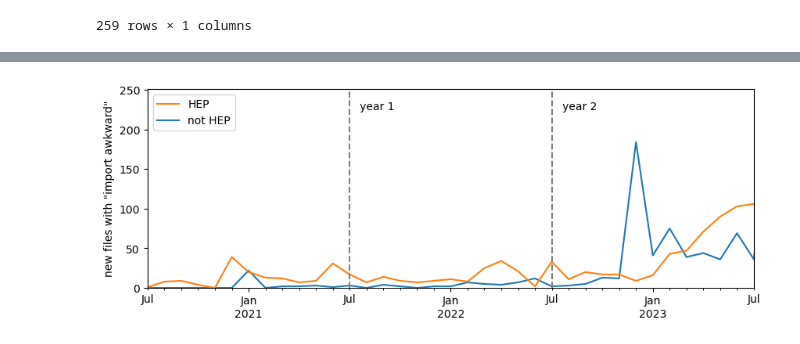
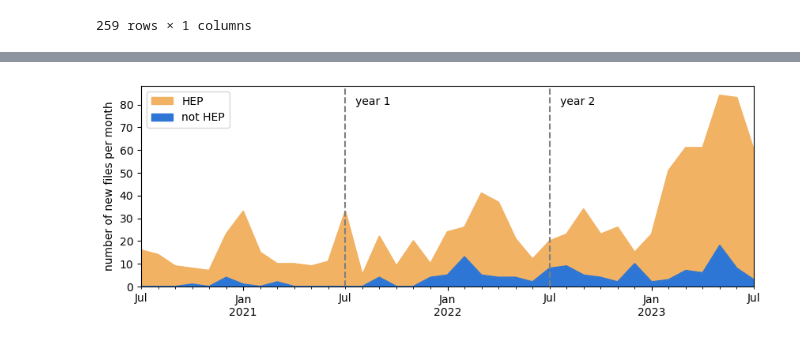
Before and after one commit to jpivarski-talks/2023-08-14-awkward-stats-update, a Jupyter notebook: awkward-mentions.ipynb, the cells around one changed output, grey strips where cells are left out. Saved outputs shown, nothing was run; the diff lists cells and outputs as text; code cells hidden in the pictures.

Commit message:
Now excluding Awkward ecosystem and using FIRST date of file.

```diff
--- a/awkward-mentions.ipynb
+++ b/awkward-mentions.ipynb
@@ -120,21 +120,23 @@ df2
 # %%
 fig, ax = plt.subplots(figsize=(10, 3.3))
 
-df2[~df2["is_fork"]].groupby(["date", "is_HEP"]).count()["is_fork"].unstack(level="is_HEP").fillna(0).resample("M").sum().plot(ax=ax)
+df2[~df2["is_fork"] & (df2["category"] != "AWK")].groupby(["date", "is_HEP"]).count()["is_fork"].unstack(level="is_HEP").fillna(0).resample("M").sum().plot.area(
+    stacked=True, color=["#2d76d6", "#f2b263"], ax=ax
+)
 
 handles, labels = ax.get_legend_handles_labels()
 ax.legend(handles[::-1], ["HEP", "not HEP"], loc="upper left");
 
 ax.set_xlim("2020-07-01", "2023-07-01")
 ax.set_xlabel("");
 
 ax.set_ylim(0, ax.get_ylim()[1]);
-ax.set_ylabel("new files with \"import awkward\"");
+ax.set_ylabel("number of new files per month");
 
 ax.axvline("2021-07-01", color="gray", linestyle="--");
 ax.axvline("2022-07-01", color="gray", linestyle="--");
 
-ax.text("2021-07-01", 225, "   year 1");
-ax.text("2022-07-01", 225, "   year 2");
+ax.text("2021-07-01", 80, "   year 1");
+ax.text("2022-07-01", 80, "   year 2");
 # %% [output]
-[figure, old version]
+[figure, new version]
```
Also changed, not shown: parts of 3 cells of this notebook, 2 other files.
